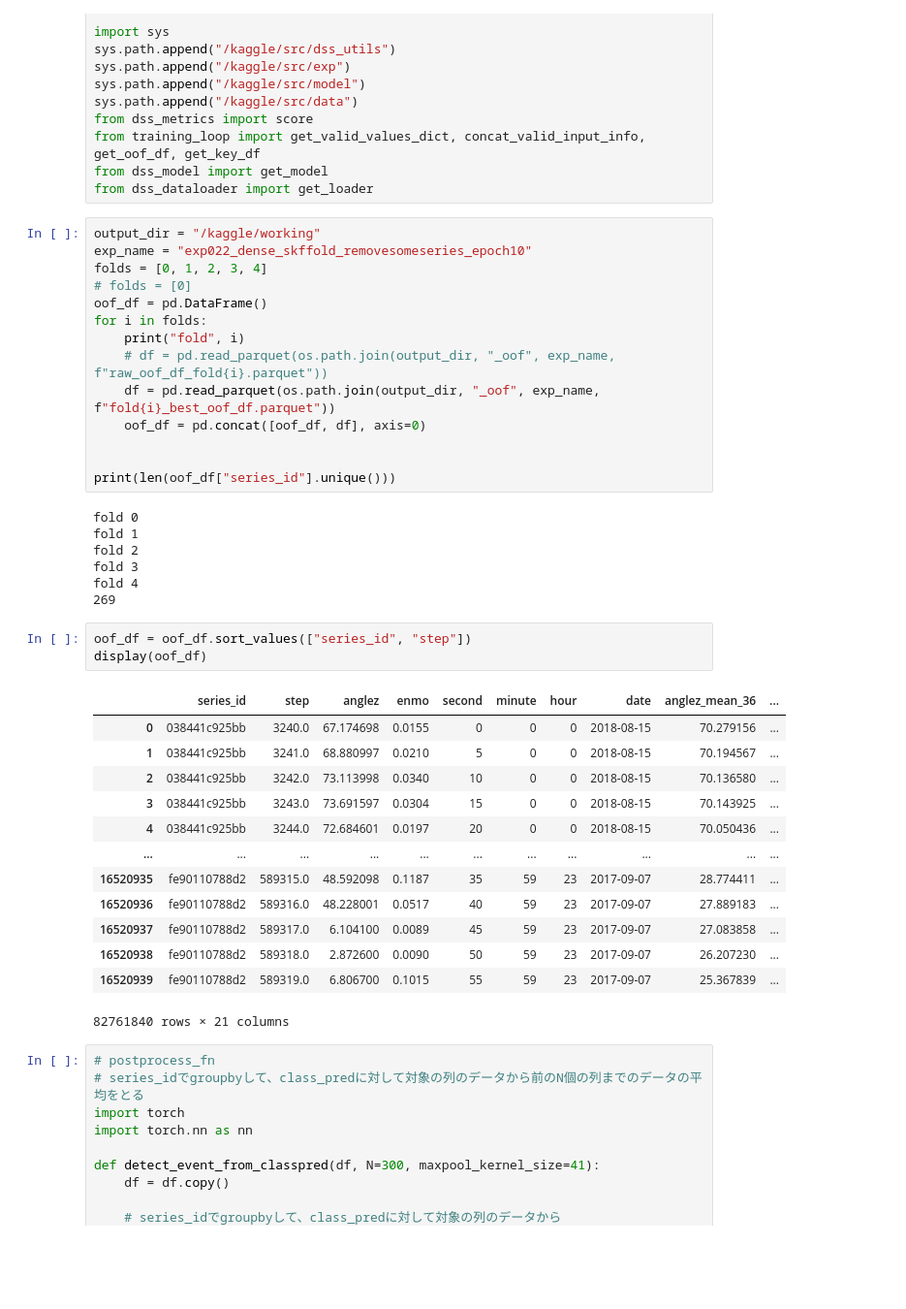
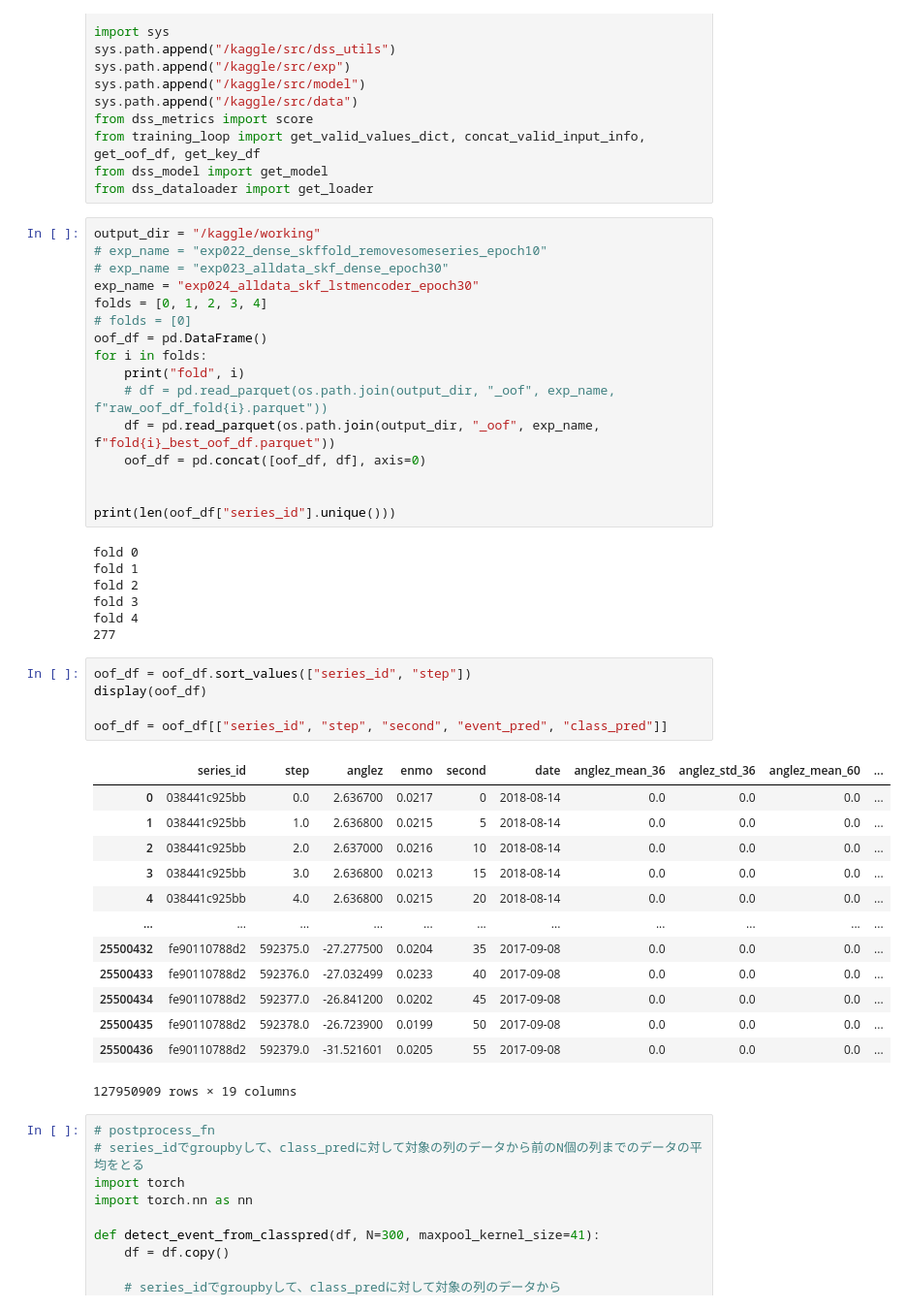
Before and after one commit to stgkrt/kaggle-dss, a Jupyter notebook: notebook/oof_scoring_best.ipynb, the cells around one changed output. Shown at 97% size. Drawn from its saved outputs; the diff is of its cells as text; blank space fills up the shorter version.

```diff
--- a/notebook/oof_scoring_best.ipynb
+++ b/notebook/oof_scoring_best.ipynb
@@ -26,7 +26,9 @@ from dss_model import get_model
 from dss_dataloader import get_loader
 # %%
 output_dir = "/kaggle/working"
-exp_name = "exp022_dense_skffold_removesomeseries_epoch10"
+# exp_name = "exp022_dense_skffold_removesomeseries_epoch10"
+# exp_name = "exp023_alldata_skf_dense_epoch30"
+exp_name = "exp024_alldata_skf_lstmencoder_epoch30"
 folds = [0, 1, 2, 3, 4]
 # folds = [0]
 oof_df = pd.DataFrame()
@@ -44,24 +46,26 @@ fold 1
 fold 2
 fold 3
 fold 4
-269
+277
 # %%
 oof_df = oof_df.sort_values(["series_id", "step"])
 display(oof_df)
+
+oof_df = oof_df[["series_id", "step", "second", "event_pred", "class_pred"]]
 # %% [output]
-|  | series_id | step | anglez | enmo | second | minute | hour | date | anglez_mean_36 | ... |
-| 0 | 038441c925bb | 3240.0 | 67.174698 | 0.0155 | 0 | 0 | 0 | 2018-08-15 | 70.279156 | ... |
-| 1 | 038441c925bb | 3241.0 | 68.880997 | 0.0210 | 5 | 0 | 0 | 2018-08-15 | 70.194567 | ... |
-| 2 | 038441c925bb | 3242.0 | 73.113998 | 0.0340 | 10 | 0 | 0 | 2018-08-15 | 70.136580 | ... |
-| 3 | 038441c925bb | 3243.0 | 73.691597 | 0.0304 | 15 | 0 | 0 | 2018-08-15 | 70.143925 | ... |
-| 4 | 038441c925bb | 3244.0 | 72.684601 | 0.0197 | 20 | 0 | 0 | 2018-08-15 | 70.050436 | ... |
+|  | series_id | step | anglez | enmo | second | date | anglez_mean_36 | anglez_std_36 | anglez_mean_60 | ... |
+| 0 | 038441c925bb | 0.0 | 2.636700 | 0.0217 | 0 | 2018-08-14 | 0.0 | 0.0 | 0.0 | ... |
+| 1 | 038441c925bb | 1.0 | 2.636800 | 0.0215 | 5 | 2018-08-14 | 0.0 | 0.0 | 0.0 | ... |
+| 2 | 038441c925bb | 2.0 | 2.637000 | 0.0216 | 10 | 2018-08-14 | 0.0 | 0.0 | 0.0 | ... |
+| 3 | 038441c925bb | 3.0 | 2.636800 | 0.0213 | 15 | 2018-08-14 | 0.0 | 0.0 | 0.0 | ... |
+| 4 | 038441c925bb | 4.0 | 2.636800 | 0.0215 | 20 | 2018-08-14 | 0.0 | 0.0 | 0.0 | ... |
 | ... | ... | ... | ... | ... | ... | ... | ... | ... | ... | ... |
-| 16520935 | fe90110788d2 | 589315.0 | 48.592098 | 0.1187 | 35 | 59 | 23 | 2017-09-07 | 28.774411 | ... |
-| 16520936 | fe90110788d2 | 589316.0 | 48.228001 | 0.0517 | 40 | 59 | 23 | 2017-09-07 | 27.889183 | ... |
-| 16520937 | fe90110788d2 | 589317.0 | 6.104100 | 0.0089 | 45 | 59 | 23 | 2017-09-07 | 27.083858 | ... |
-| 16520938 | fe90110788d2 | 589318.0 | 2.872600 | 0.0090 | 50 | 59 | 23 | 2017-09-07 | 26.207230 | ... |
-| 16520939 | fe90110788d2 | 589319.0 | 6.806700 | 0.1015 | 55 | 59 | 23 | 2017-09-07 | 25.367839 | ... |
+| 25500432 | fe90110788d2 | 592375.0 | -27.277500 | 0.0204 | 35 | 2017-09-08 | 0.0 | 0.0 | 0.0 | ... |
+| 25500433 | fe90110788d2 | 592376.0 | -27.032499 | 0.0233 | 40 | 2017-09-08 | 0.0 | 0.0 | 0.0 | ... |
+| 25500434 | fe90110788d2 | 592377.0 | -26.841200 | 0.0202 | 45 | 2017-09-08 | 0.0 | 0.0 | 0.0 | ... |
+| 25500435 | fe90110788d2 | 592378.0 | -26.723900 | 0.0199 | 50 | 2017-09-08 | 0.0 | 0.0 | 0.0 | ... |
+| 25500436 | fe90110788d2 | 592379.0 | -31.521601 | 0.0205 | 55 | 2017-09-08 | 0.0 | 0.0 | 0.0 | ... |
-82761840 rows × 21 columns
+127950909 rows × 19 columns
 # %%
 # postprocess_fn
 # series_idでgroupbyして、class_predに対して対象の列のデータから前のN個の列までのデータの平均をとる
```
Also changed, not shown: parts of 8 cells of this notebook, 2 other files.
